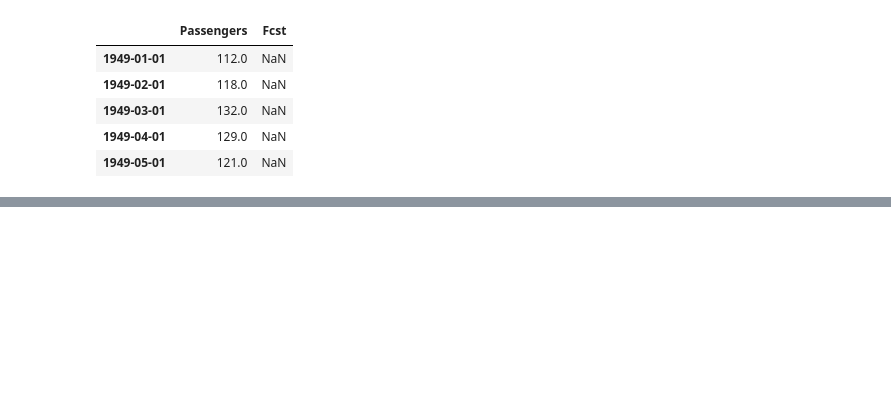
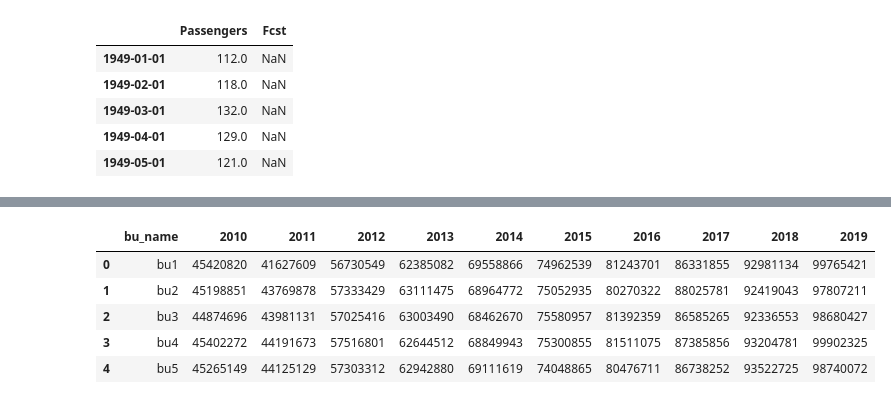
Before and after one commit to liuhui998/pe2, a Jupyter notebook: 04-concat-merge/answer-questions.ipynb, the cells around one changed output, grey strips where cells are left out. Saved outputs shown, nothing was run; the diff lists cells and outputs as text; code cells hidden in the pictures; blank space fills up the shorter version.

```diff
--- a/04-concat-merge/answer-questions.ipynb
+++ b/04-concat-merge/answer-questions.ipynb
@@ -284,0 +360,6 @@ fcst_df.plot()
+# %%
+#当前目录下有 total1.xlsx, total2.xlsx, total3.xlsx 3个文件，
+#  将它们分别读取到 total1,total2,total3 中
+total1 = pd.read_excel("total1.xlsx")
+total1 = total1.set_index("bu_name") #设索引方便合并
+total1.head()
@@ -284,0 +374,4 @@ fcst_df.plot()
+# %%
+total2 = pd.read_excel("total2.xlsx")
+total2 = total2.set_index("bu_name")
+total1.head()
@@ -284,0 +386,4 @@ fcst_df.plot()
+# %%
+total3 = pd.read_excel("total3.xlsx")
+total3 = total3.set_index("bu_name")
+total3.head()
@@ -284,0 +398,12 @@ fcst_df.plot()
+# %%
+#将 total1,total2,total3 按列合并到 total 中
+total = pd.concat([total1,total2,total3],axis= 1)
+total = total.reset_index() #合并完了，可以去掉索引
+total.head()
+# %% [output]
+|  | bu_name | 2010 | 2011 | 2012 | 2013 | 2014 | 2015 | 2016 | 2017 | 2018 | 2019 |
+| 0 | bu1 | 45420820 | 41627609 | 56730549 | 62385082 | 69558866 | 74962539 | 81243701 | 86331855 | 92981134 | 99765421 |
+| 1 | bu2 | 45198851 | 43769878 | 57333429 | 63111475 | 68964772 | 75052935 | 80270322 | 88025781 | 92419043 | 97807211 |
+| 2 | bu3 | 44874696 | 43981131 | 57025416 | 63003490 | 68462670 | 75580957 | 81392359 | 86585265 | 92336553 | 98680427 |
+| 3 | bu4 | 45402272 | 44191673 | 57516801 | 62644512 | 68849943 | 75300855 | 81511075 | 87385856 | 93204781 | 99902325 |
+| 4 | bu5 | 45265149 | 44125129 | 57303312 | 62942880 | 69111619 | 74048865 | 80476711 | 86738252 | 93522725 | 98740072 |
```
Also changed, not shown: parts of 38 cells of this notebook, 6 other files.
